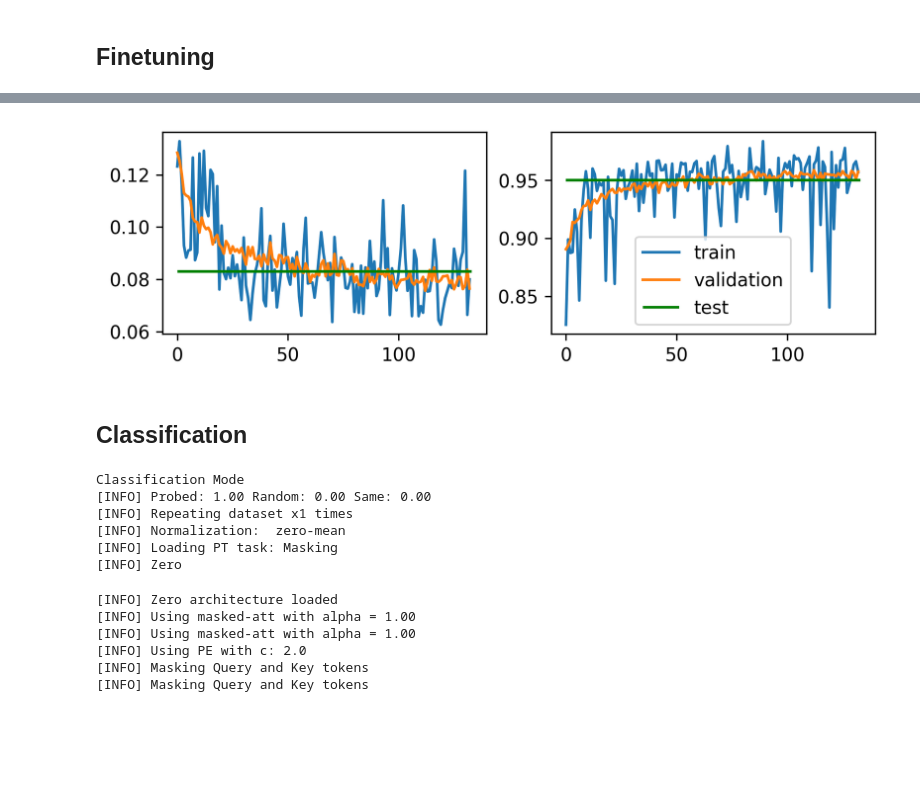
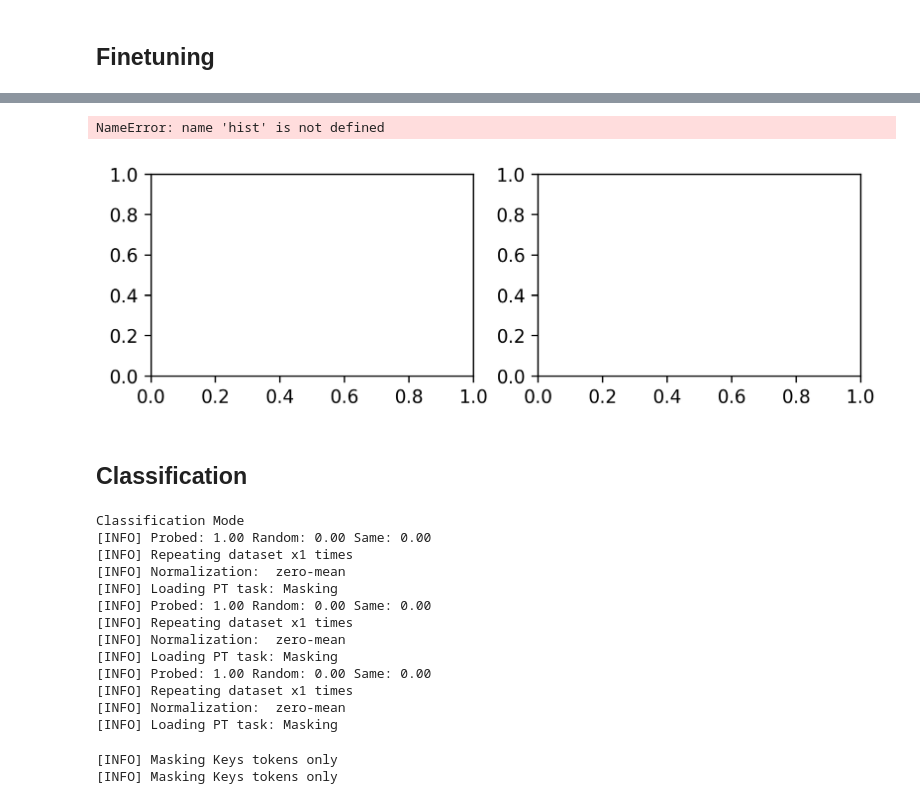
Before and after one commit to cridonoso/astromer, a Jupyter notebook: presentation/pipelines/pipeline_0/Untitled.ipynb, the cells around one changed output, grey strips where cells are left out. Cells and saved outputs as stored; diff of their text form; code cells hidden in the pictures; blank space fills up the shorter version.

```diff
--- a/presentation/pipelines/pipeline_0/Untitled.ipynb
+++ b/presentation/pipelines/pipeline_0/Untitled.ipynb
@@ -27,6 +27,6 @@ os.environ["CUDA_VISIBLE_DEVICES"] = "3"
 To enable them in other operations, rebuild TensorFlow with the appropriate compiler flags.
 # %%
-root = './presentation/results/zero/2024-04-24_16-13-23/'
+root = './presentation/results/dani/2024-05-14_18-41-21/'
 adam_op = Adam(1e-5,
                beta_1=0.9,
                beta_2=0.98,
@@ -34,5 +34,5 @@ adam_op = Adam(1e-5,
                epsilon=1e-9)
 astromer, config = load_pt_model(os.path.join(root, 'pretraining'), optimizer=adam_op)
 
-pd.DataFrame([config])[['data', 'arch', 'lr', 'probed', 'rs', 'same', 'mask_format', 'm_alpha']]
+pd.DataFrame([config])[['data', 'arch', 'lr', 'probed', 'rs', 'mask_format', 'm_alpha', 'dropout']]
 # %% [output]
@@ -129,7 +127,7 @@ from tensorflow.keras.callbacks import TensorBoard, EarlyStopping, ModelCheckpoi
 from src.training.utils import train
 import shutil
 # %%
-TARGET = './presentation/results/test'
-os.makedirs(TARGET)
-shutil.copyfile(os.path.join(root, 'pretraining', 'config.toml'),
-                os.path.join(TARGET, 'config.toml'))
+TARGET = './presentation/results/dani/2024-05-14_18-41-21/'
+# os.makedirs(TARGET)
+# shutil.copyfile(os.path.join(root, 'pretraining', 'config.toml'),
+#                 os.path.join(TARGET, 'config.toml'))
@@ -175,0 +154,2 @@ Epoch 133: val_loss did not improve from 0.07560
+# %%
+astromer.load_weights('./presentation/results/dani/2024-05-14_18-41-21/weights')
@@ -176,3 +158,3 @@ Epoch 133: val_loss did not improve from 0.07560
 # %%
-test_loss, test_r2, test_rmse = astromer.evaluate(loaders['test'].take(10))
+test_loss, test_p, test_r2, test_rmse = astromer.evaluate(loaders['test'].take(10))
 # %% [output]
@@ -180,16 +162,18 @@ test_loss, test_r2, test_rmse = astromer.evaluate(loaders['test'].take(10))
 # %%
 fig, axes = plt.subplots(1, 2, figsize=(7, 2), dpi=300)
 axes[0].plot(hist.history['loss'], label='train')
 axes[0].plot(hist.history['val_loss'], label='validation')
 axes[1].plot(hist.history['r_square'], label='train')
 axes[1].plot(hist.history['val_r_square'], label='validation')
 
 axes[0].hlines(test_loss, 0, len(hist.history['loss']), color='g', label='test')
 axes[1].hlines(test_r2, 0, len(hist.history['loss']), color='g', label='test')
-axes[-1].legend()
+axes[0].legend()
+axes[1].set_ylim(0, 1)
 plt.show()
 # %% [output]
+NameError: name 'hist' is not defined
-[figure, old version]
+[figure, new version]
 # %% [markdown]
 ## Classification
 # %%
@@ -202,7 +186,7 @@ loaders = build_loader(data_path,
                        clf_mode=True,
                        sampling=False,
                        normalize='zero-mean',
-                       old_version=True,
+                       old_version=False,
                        return_test=True)
 # %% [output]
 Classification Mode
@@ -210,7 +194,14 @@ Classification Mode
 [INFO] Repeating dataset x1 times
 [INFO] Normalization:  zero-mean
 [INFO] Loading PT task: Masking
-[INFO] Zero
+[INFO] Probed: 1.00 Random: 0.00 Same: 0.00
+[INFO] Repeating dataset x1 times
+[INFO] Normalization:  zero-mean
+[INFO] Loading PT task: Masking
+[INFO] Probed: 1.00 Random: 0.00 Same: 0.00
+[INFO] Repeating dataset x1 times
+[INFO] Normalization:  zero-mean
+[INFO] Loading PT task: Masking
 # %%
 # for x, y in loaders['train'].take(1):
 #     print(x['mask_in'])
@@ -220,14 +211,10 @@ adam_op = Adam(1e-3,
                beta_2=0.98,
                epsilon=1e-9)
 
-astromer, config = load_pt_model('./presentation/results/test/', optimizer=adam_op)
+astromer, config = load_pt_model('./presentation/results/dani/2024-05-14_18-41-21/', optimizer=adam_op)
 # %% [output]
-[INFO] Zero architecture loaded
-[INFO] Using masked-att with alpha = 1.00
-[INFO] Using masked-att with alpha = 1.00
-[INFO] Using PE with c: 2.0
-[INFO] Masking Query and Key tokens
-[INFO] Masking Query and Key tokens
+[INFO] Masking Keys tokens only
+[INFO] Masking Keys tokens only
 # %%
 clf = build_classifier(astromer,
                          config,
```
Also changed, not shown: parts of 14 cells of this notebook, 4 other files.
